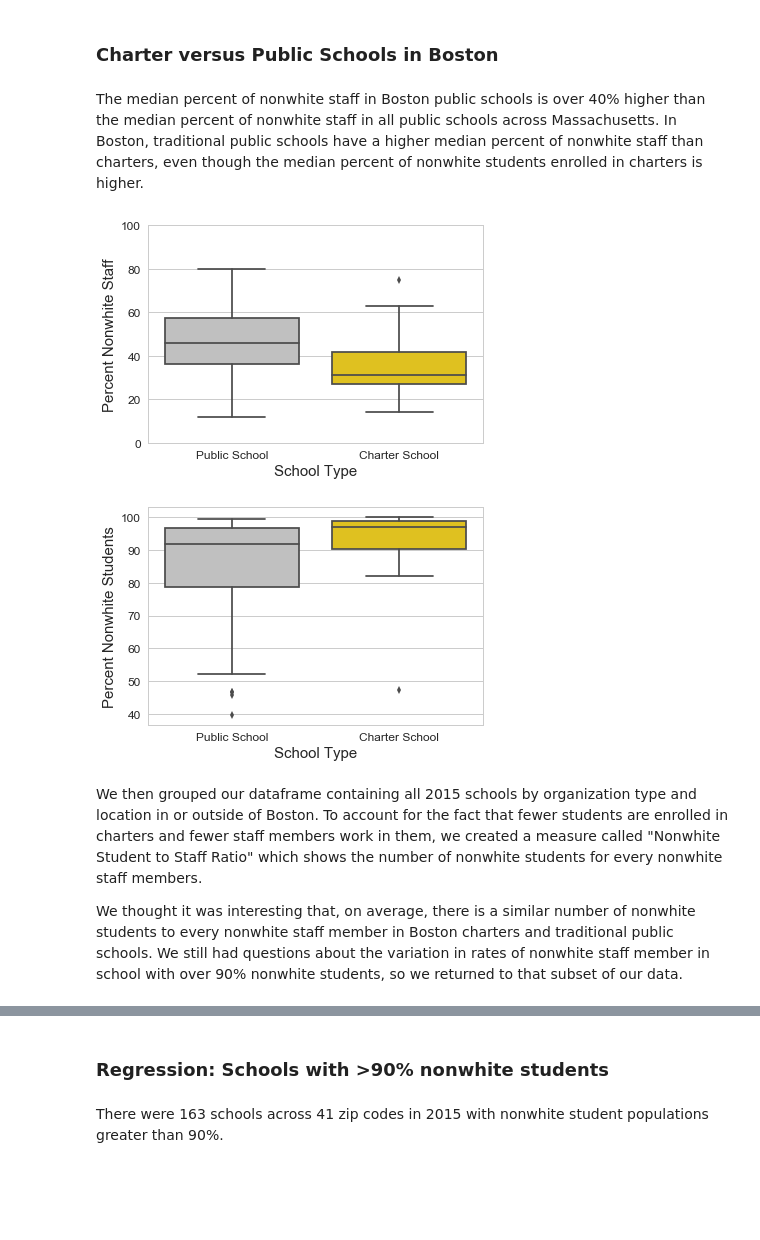
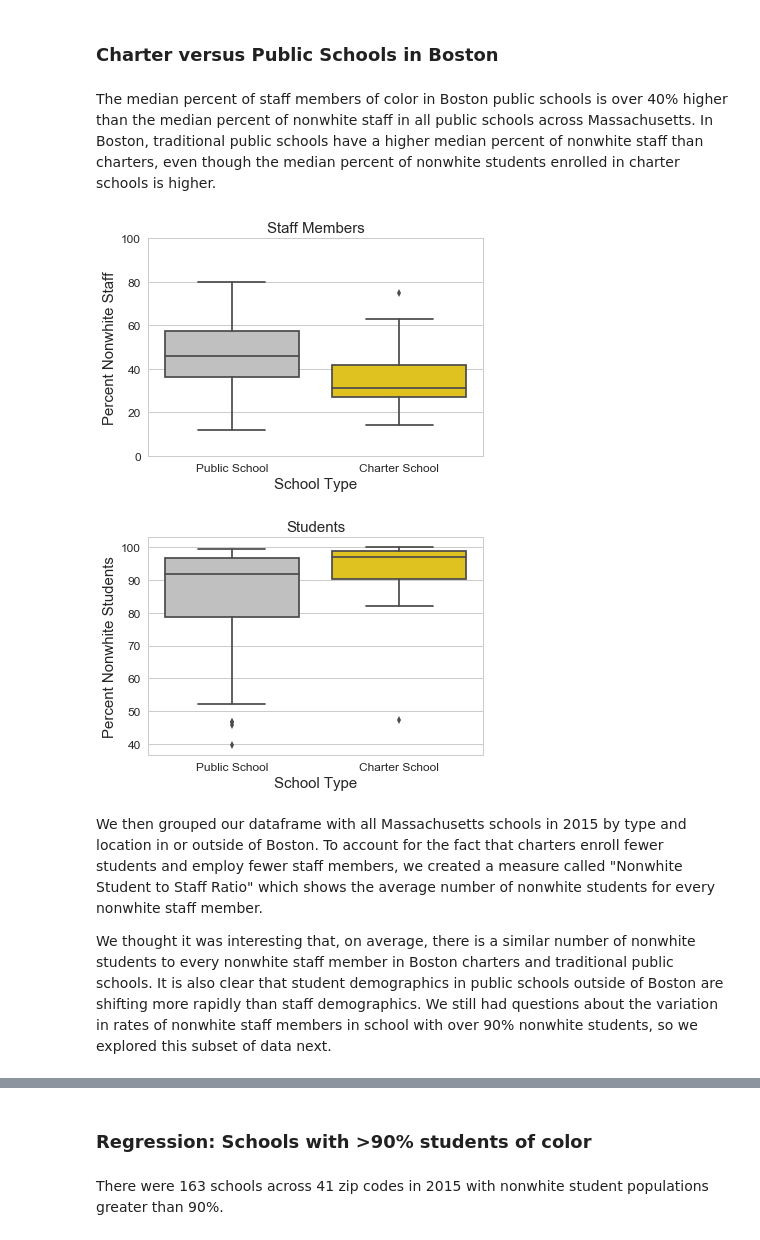
Before and after one commit to jill-k/school-staff-demographics, a Jupyter notebook: analysis/School Staff Analysis.ipynb, the cells around one changed output, grey strips where cells are left out. Saved outputs shown, nothing was run; the diff lists cells and outputs as text; code cells hidden in the pictures; blank space fills up the shorter version.

```diff
--- a/analysis/School Staff Analysis.ipynb
+++ b/analysis/School Staff Analysis.ipynb
@@ -456,26 +458,28 @@ re = sns.regplot(x = boston_15["Perc Nonwhite Students"], y = pd.Series(model.re
 # %% [markdown]
 ### Charter versus Public Schools in Boston
 # %% [markdown]
-The median percent of nonwhite staff in Boston public schools is over 40% higher than the median percent of nonwhite staff in all public schools across Massachusetts. In Boston, traditional public schools have a higher median percent of nonwhite staff than charters, even though the median percent of nonwhite students enrolled in charters is higher.
+The median percent of staff members of color in Boston public schools is over 40% higher than the median percent of nonwhite staff in all public schools across Massachusetts. In Boston, traditional public schools have a higher median percent of nonwhite staff than charters, even though the median percent of nonwhite students enrolled in charter schools is higher.
 # %%
 sl = sns.boxplot(x="Org Type", y="Perc Nonwhite Staff", data=boston_15, palette = ["silver", "gold"])
 sl.set_ylabel('Percent Nonwhite Staff', fontsize=15)
+sl.set_title('Staff Members', fontsize=15)
 sl.tick_params(labelsize=12)
 sl.set_ylim(ymin = 0, ymax = 100)
 sl.set_xlabel("School Type", fontsize = 15);
 # %% [output]
-[figure, old version]
+[figure, new version]
 # %%
 sl = sns.boxplot(x="Org Type", y="Perc Nonwhite Students", data=boston_15, palette = ["silver", "gold"])
 sl.set_ylabel('Percent Nonwhite Students', fontsize=15)
+sl.set_title('Students', fontsize=15)
 sl.tick_params(labelsize=12)
 sl.set_xlabel("School Type", fontsize = 15);
 # %% [output]
-[figure, old version]
+[figure, new version]
 # %% [markdown]
-We then grouped our dataframe containing all 2015 schools by organization type and location in or outside of Boston. To account for the fact that fewer students are enrolled in charters and fewer staff members work in them, we created a measure called "Nonwhite Student to Staff Ratio" which shows the number of nonwhite students for every nonwhite staff members.
+We then grouped our dataframe with all Massachusetts schools in 2015 by type and location in or outside of Boston. To account for the fact that charters enroll fewer students and employ fewer staff members, we created a measure called "Nonwhite Student to Staff Ratio" which shows the average number of nonwhite students for every nonwhite staff member.
 
-We thought it was interesting that, on average, there is a similar number of nonwhite students to every nonwhite staff member in Boston charters and traditional public schools. We still had questions about the variation in rates of nonwhite staff member in school with over 90% nonwhite students, so we returned to that subset of our data.
+We thought it was interesting that, on average, there is a similar number of nonwhite students to every nonwhite staff member in Boston charters and traditional public schools. It is also clear that student demographics in public schools outside of Boston are shifting more rapidly than staff demographics. We still had questions about the variation in rates of nonwhite staff members in school with over 90% nonwhite students, so we explored this subset of data next.
 # %%
 ally = df_staff_15.groupby(["In Boston", "Org Type"]).sum()[["Nonwhite (Num Stu)", "Total Students", "Nonwhite (Num Staff)", "Total Staff"]]
 ally = ally.reset_index()
@@ -492,7 +496,7 @@ ally
 | 2 | Boston | Charter School | 18.37 | 90.7 | 32.9 | ... |
 | 3 | Boston | Public School | 16.15 | 85.9 | 45.6 | ... |
 # %% [markdown]
-### Regression: Schools with >90% nonwhite students
+### Regression: Schools with >90% students of color
 # %% [markdown]
 There were 163 schools across 41 zip codes in 2015 with nonwhite student populations greater than 90%.
 # %%
```
Also changed, not shown: parts of 41 cells of this notebook.
